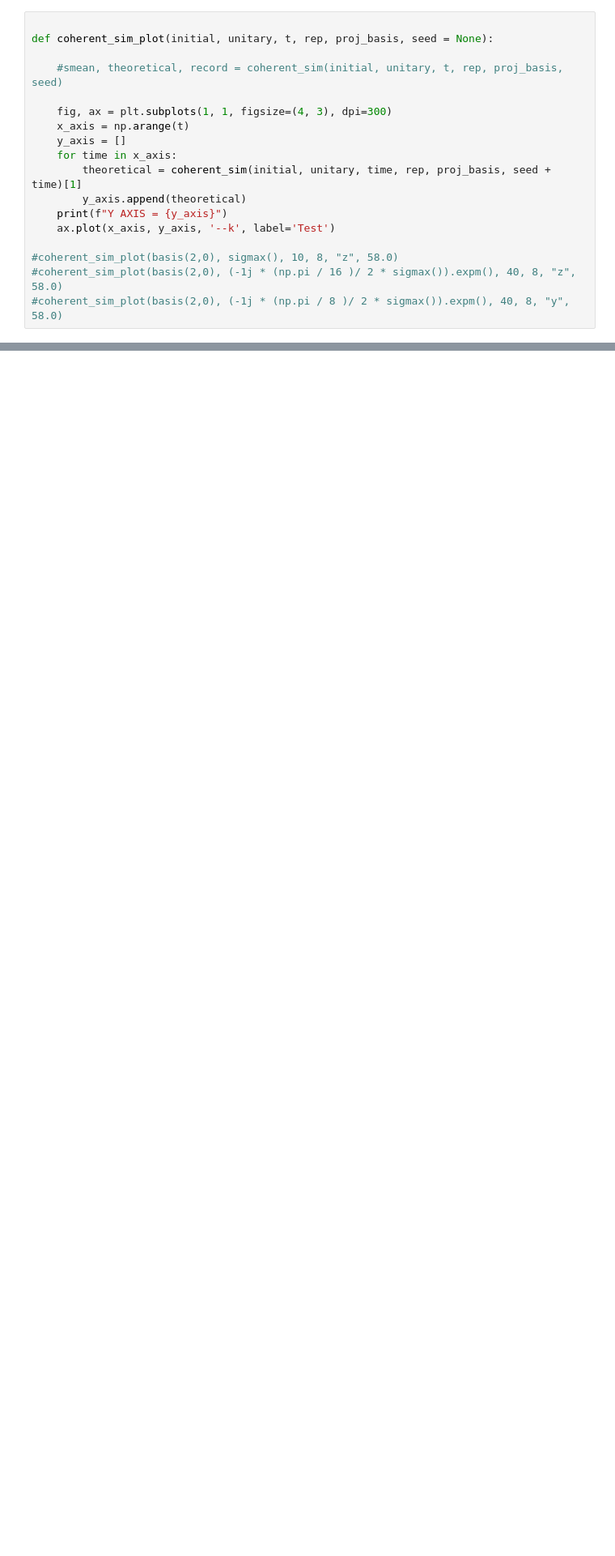
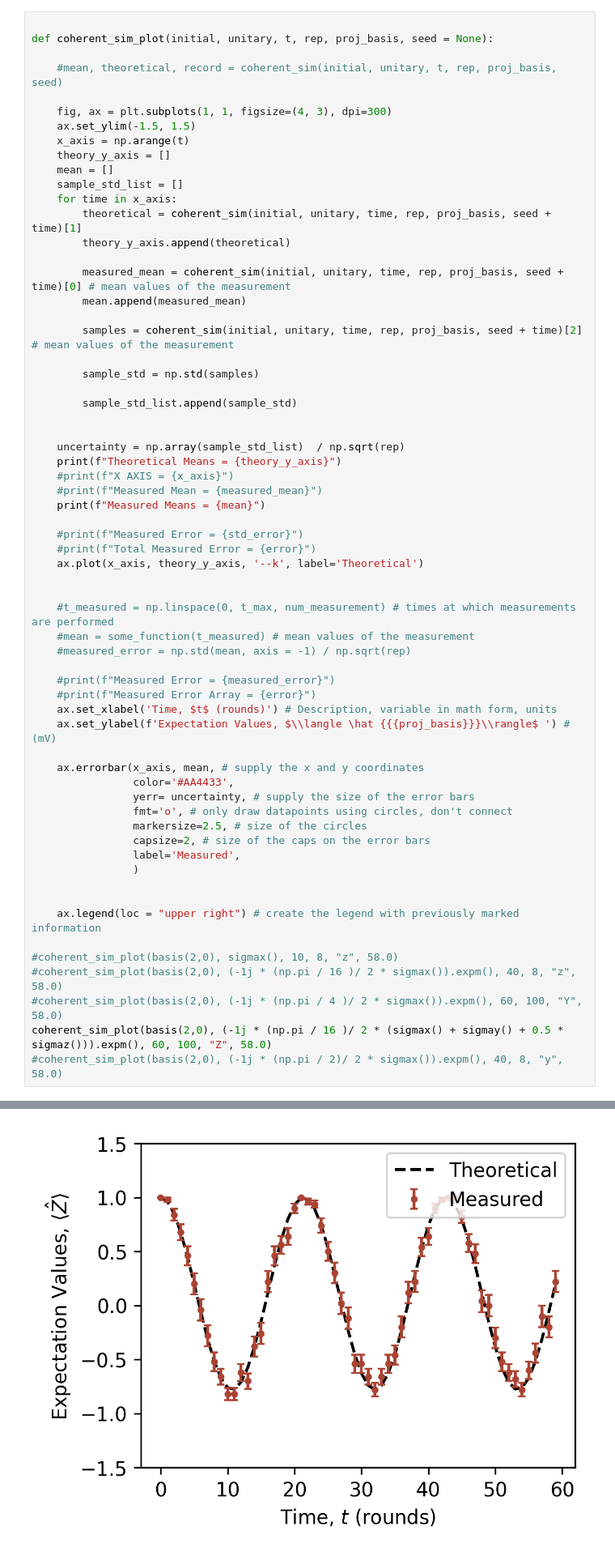
Before and after one commit to ThatGuy65/YQIwork, a Jupyter notebook: Chapter3Examples.ipynb, the cells around one changed output, grey strips where cells are left out. Shown: that part at 81% size. Drawn from its saved outputs; the diff is of its cells as text; blank space fills up the shorter version.

```diff
--- a/Chapter3Examples.ipynb
+++ b/Chapter3Examples.ipynb
@@ -460,18 +457,64 @@ coherent_sim((1 / np.sqrt(2) * (basis(2,0) - basis(2,1))), sigmay(), 10, 8, "z")
-# %%
-
-def coherent_sim_plot(initial, unitary, t, rep, proj_basis, seed = None):
-
-    #smean, theoretical, record = coherent_sim(initial, unitary, t, rep, proj_basis, seed)
-
-    fig, ax = plt.subplots(1, 1, figsize=(4, 3), dpi=300)
-    x_axis = np.arange(t)
-    y_axis = []
-    for time in x_axis:
-        theoretical = coherent_sim(initial, unitary, time, rep, proj_basis, seed + time)[1]
-        y_axis.append(theoretical)
-    print(f"Y AXIS = {y_axis}")
-    ax.plot(x_axis, y_axis, '--k', label='Test')
-
-#coherent_sim_plot(basis(2,0), sigmax(), 10, 8, "z", 58.0)
-#coherent_sim_plot(basis(2,0), (-1j * (np.pi / 16 )/ 2 * sigmax()).expm(), 40, 8, "z", 58.0)
-#coherent_sim_plot(basis(2,0), (-1j * (np.pi / 8 )/ 2 * sigmax()).expm(), 40, 8, "y", 58.0)
+# %%
+
+def coherent_sim_plot(initial, unitary, t, rep, proj_basis, seed = None):
+
+    #mean, theoretical, record = coherent_sim(initial, unitary, t, rep, proj_basis, seed)
+
+    fig, ax = plt.subplots(1, 1, figsize=(4, 3), dpi=300)
+    ax.set_ylim(-1.5, 1.5)
+    x_axis = np.arange(t)
+    theory_y_axis = []
+    mean = []
+    sample_std_list = []
+    for time in x_axis:
+        theoretical = coherent_sim(initial, unitary, time, rep, proj_basis, seed + time)[1]
+        theory_y_axis.append(theoretical)
+
+        measured_mean = coherent_sim(initial, unitary, time, rep, proj_basis, seed + time)[0] # mean values of the measurement
+        mean.append(measured_mean)
+
+        samples = coherent_sim(initial, unitary, time, rep, proj_basis, seed + time)[2] # mean values of the measurement
+
+        sample_std = np.std(samples)
+
+        sample_std_list.append(sample_std)
+
+
+    uncertainty = np.array(sample_std_list)  / np.sqrt(rep)
+    print(f"Theoretical Means = {theory_y_axis}")
+    #print(f"X AXIS = {x_axis}")
+    #print(f"Measured Mean = {measured_mean}")
+    print(f"Measured Means = {mean}")
+
+    #print(f"Measured Error = {std_error}")
+    #print(f"Total Measured Error = {error}")
+    ax.plot(x_axis, theory_y_axis, '--k', label='Theoretical')
+
+
+    #t_measured = np.linspace(0, t_max, num_measurement) # times at which measurements are performed
+    #mean = some_function(t_measured) # mean values of the measurement
+    #measured_error = np.std(mean, axis = -1) / np.sqrt(rep)
+
+    #print(f"Measured Error = {measured_error}")
+    #print(f"Measured Error Array = {error}")
+    ax.set_xlabel('Time, $t$ (rounds)') # Description, variable in math form, units
+    ax.set_ylabel(f'Expectation Values, $\\langle \hat {{{proj_basis}}}\\rangle$ ') #(mV)
+
+    ax.errorbar(x_axis, mean, # supply the x and y coordinates
+                color='#AA4433',
+                yerr= uncertainty, # supply the size of the error bars
+                fmt='o', # only draw datapoints using circles, don't connect
+                markersize=2.5, # size of the circles
+                capsize=2, # size of the caps on the error bars
+                label='Measured',
+                )
+
+
+    ax.legend(loc = "upper right") # create the legend with previously marked information
+
+#coherent_sim_plot(basis(2,0), sigmax(), 10, 8, "z", 58.0)
+#coherent_sim_plot(basis(2,0), (-1j * (np.pi / 16 )/ 2 * sigmax()).expm(), 40, 8, "z", 58.0)
+#coherent_sim_plot(basis(2,0), (-1j * (np.pi / 4 )/ 2 * sigmax()).expm(), 60, 100, "Y", 58.0)
+coherent_sim_plot(basis(2,0), (-1j * (np.pi / 16 )/ 2 * (sigmax() + sigmay() + 0.5 * sigmaz())).expm(), 60, 100, "Z", 58.0)
+#coherent_sim_plot(basis(2,0), (-1j * (np.pi / 2)/ 2 * sigmax()).expm(), 40, 8, "y", 58.0)
+# %% [output]
@@ -477,0 +523 @@ def coherent_sim_plot(initial, unitary, t, rep, proj_basis, seed = None):
+[figure, added]
```
Also changed, not shown: parts of 5 cells of this notebook.
